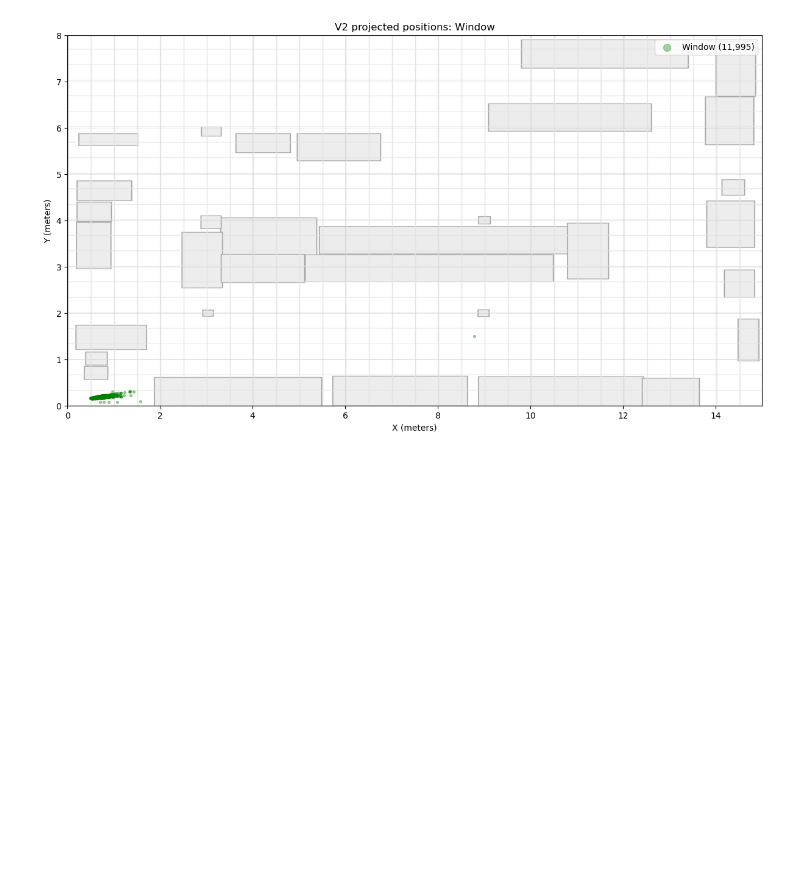
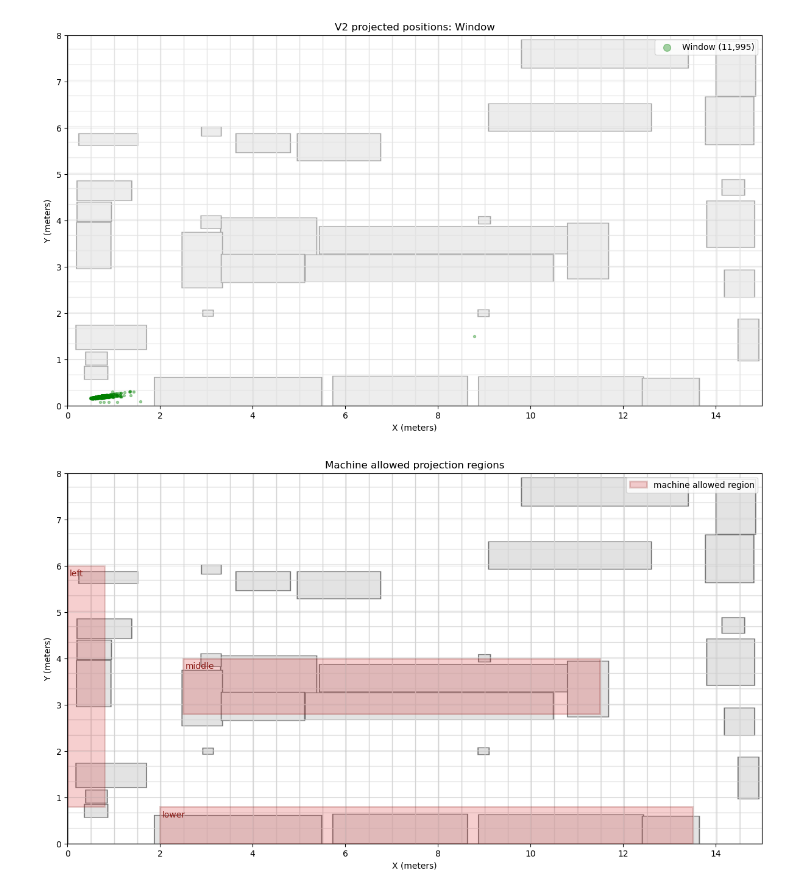
Before and after one commit to Paul-PCK/26_group_cleanroom, a Jupyter notebook: notebooks/v2_01_projection.ipynb, the cells around one changed output. Cells and saved outputs as stored; diff of their text form; code cells hidden in the pictures; blank space fills up the shorter version.

```diff
--- a/notebooks/v2_01_projection.ipynb
+++ b/notebooks/v2_01_projection.ipynb
@@ -332,3 +332,53 @@ for label in sorted(plot_df['label'].unique()):
 [figure]
 [figure]
 [figure]
+# %%
+# plot allowed projection regions for machine points.
+machine_regions = [
+    ("left", 0.0, 0.8, 0.8, 6.0),
+    ("middle", 2.5, 2.8, 11.5, 4.0),
+    ("lower", 2.0, 0.0, 13.5, 0.8),
+]
+
+layout_img = plt.imread(v2_config.LAYOUT_IMAGE)
+
+fig, ax = plt.subplots(figsize=(13, 7))
+ax.imshow(
+    layout_img,
+    extent=[0, v2_config.MAP_WIDTH, 0, v2_config.MAP_HEIGHT],
+    origin='upper',
+    alpha=0.55,
+)
+
+for region_name, x1, y1, x2, y2 in machine_regions:
+    rect = plt.Rectangle(
+        (x1, y1),
+        x2 - x1,
+        y2 - y1,
+        facecolor='#d62728',
+        edgecolor='#8c1d18',
+        linewidth=2.0,
+        alpha=0.22,
+        label='machine allowed region' if region_name == machine_regions[0][0] else None,
+    )
+    ax.add_patch(rect)
+    ax.text(
+        x1 + 0.05,
+        y2 - 0.08,
+        region_name,
+        color='#8c1d18',
+        fontsize=10,
+        va='top',
+        ha='left',
+    )
+
+ax.set_xlim(0, v2_config.MAP_WIDTH)
+ax.set_ylim(0, v2_config.MAP_HEIGHT)
+ax.set_xlabel('X (meters)')
+ax.set_ylabel('Y (meters)')
+ax.set_title('Machine allowed projection regions')
+ax.grid(alpha=0.25)
+ax.legend(loc='best')
+fig.tight_layout()
+# %% [output]
+[figure, added]
```
Also changed, not shown: 7 other files.
